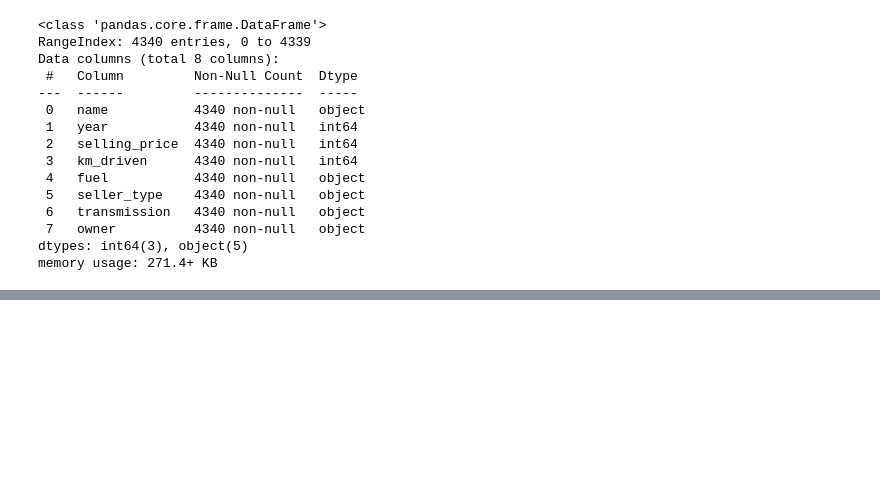
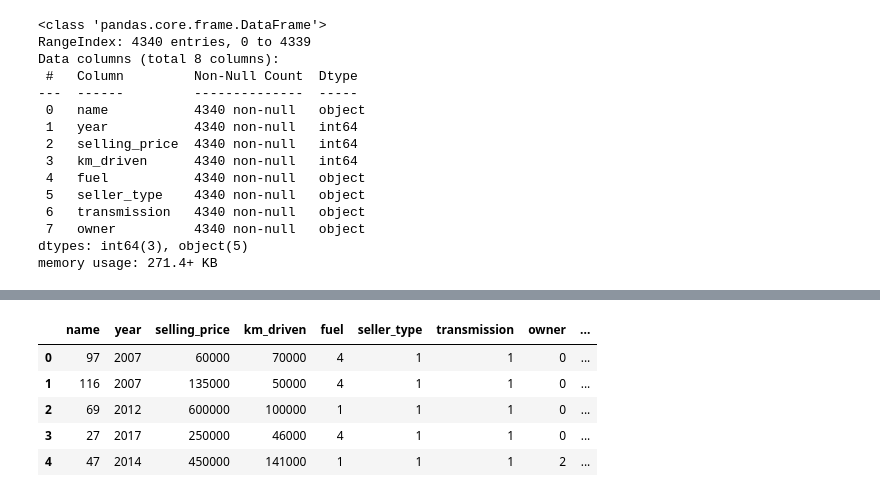
Before and after one commit to Amirali-ka/regression_model, a Jupyter notebook: project.ipynb, the cells around one changed output, grey strips where cells are left out. Cells and saved outputs as stored; diff of their text form; code cells hidden in the pictures; blank space fills up the shorter version.

```diff
--- a/project.ipynb
+++ b/project.ipynb
@@ -60 +74,12 @@ memory usage: 271.4 KB
+# %%
+meann=df.groupby('name')['selling_price'].mean()
+df['mean_price_for_each_name']=df['name'].map(meann)
+df.head()
+# %% [output]
+|  | name | year | selling_price | km_driven | fuel | seller_type | transmission | owner | ... |
+| 0 | 97 | 2007 | 60000 | 70000 | 4 | 1 | 1 | 0 | ... |
+| 1 | 116 | 2007 | 135000 | 50000 | 4 | 1 | 1 | 0 | ... |
+| 2 | 69 | 2012 | 600000 | 100000 | 1 | 1 | 1 | 0 | ... |
+| 3 | 27 | 2017 | 250000 | 46000 | 4 | 1 | 1 | 0 | ... |
+| 4 | 47 | 2014 | 450000 | 141000 | 1 | 1 | 1 | 2 | ... |
 # %%
```
Also changed, not shown: parts of 10 cells of this notebook.
